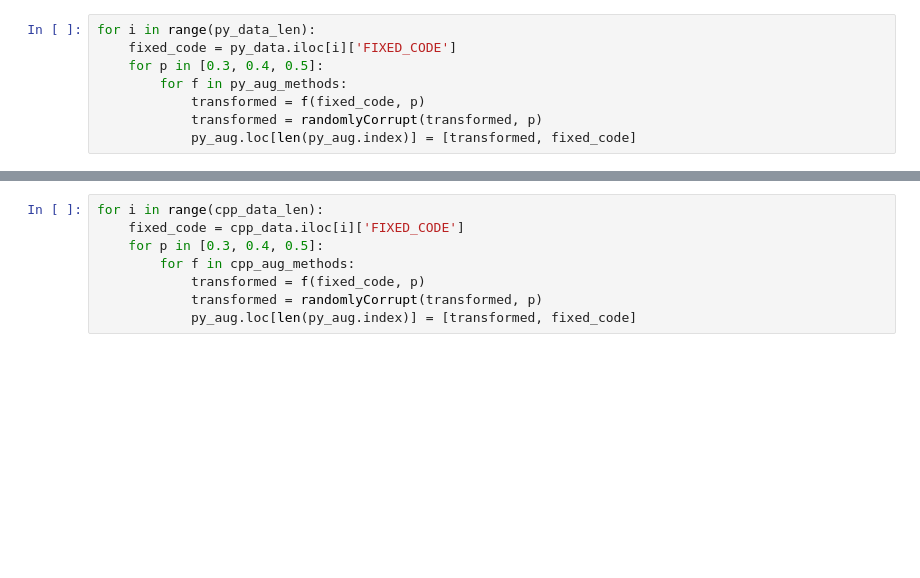
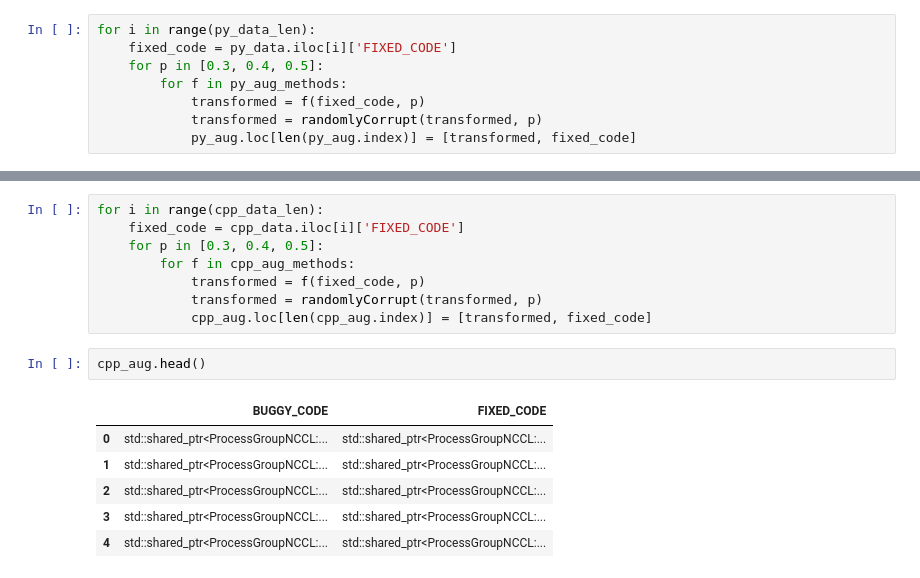
Before and after one commit to SUNLIFAN/AutomatedTesting, a Jupyter notebook: ToolImplementation/dataAugment/data_augment_demo.ipynb, the cells around one changed output, grey strips where cells are left out. Cells and saved outputs as stored; diff of their text form; blank space fills up the shorter version.

```diff
--- a/ToolImplementation/dataAugment/data_augment_demo.ipynb
+++ b/ToolImplementation/dataAugment/data_augment_demo.ipynb
@@ -286,4 +286,13 @@ for i in range(cpp_data_len):
         for f in cpp_aug_methods:
             transformed = f(fixed_code, p)
             transformed = randomlyCorrupt(transformed, p)
-            py_aug.loc[len(py_aug.index)] = [transformed, fixed_code]
+            cpp_aug.loc[len(cpp_aug.index)] = [transformed, fixed_code]
+# %%
+cpp_aug.head()
+# %% [output]
+|  | BUGGY_CODE | FIXED_CODE |
+| 0 | std::shared_ptr<ProcessGroupNCCL:... | std::shared_ptr<ProcessGroupNCCL:... |
+| 1 | std::shared_ptr<ProcessGroupNCCL:... | std::shared_ptr<ProcessGroupNCCL:... |
+| 2 | std::shared_ptr<ProcessGroupNCCL:... | std::shared_ptr<ProcessGroupNCCL:... |
+| 3 | std::shared_ptr<ProcessGroupNCCL:... | std::shared_ptr<ProcessGroupNCCL:... |
+| 4 | std::shared_ptr<ProcessGroupNCCL:... | std::shared_ptr<ProcessGroupNCCL:... |
```
Also changed, not shown: parts of 10 cells of this notebook.
